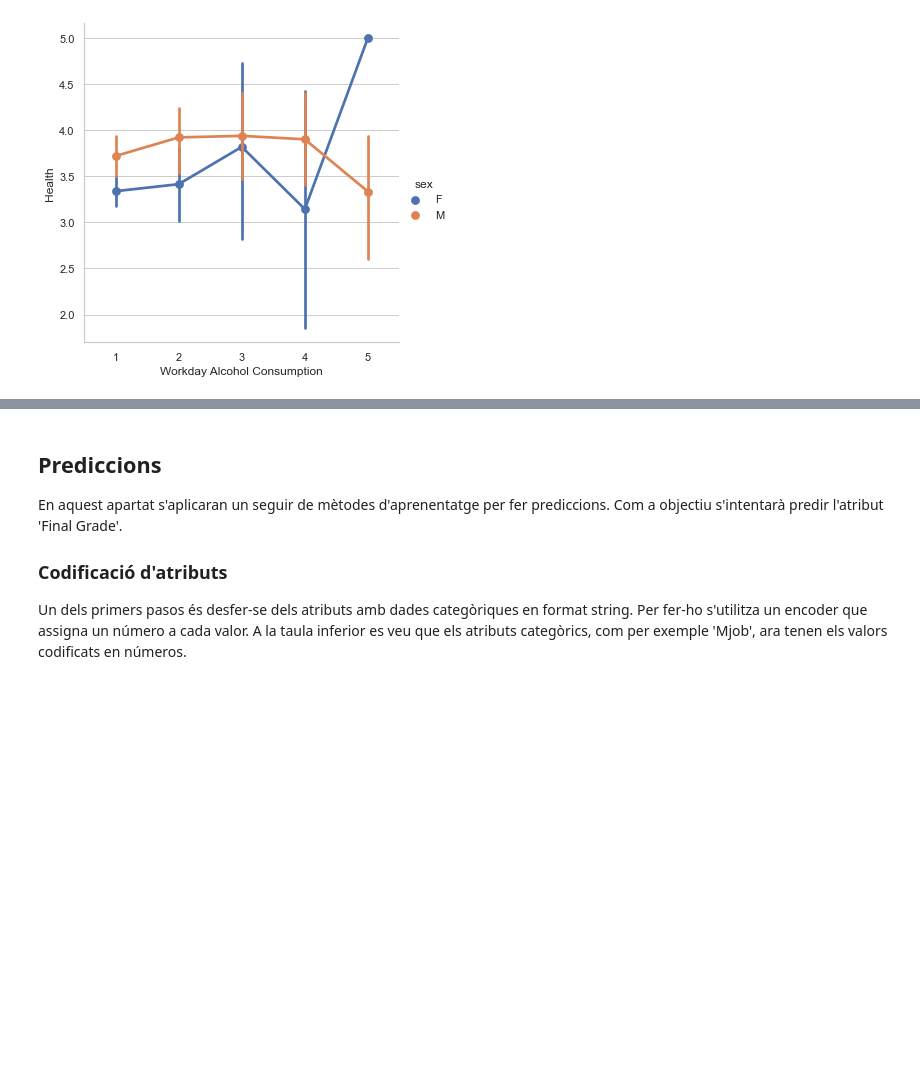
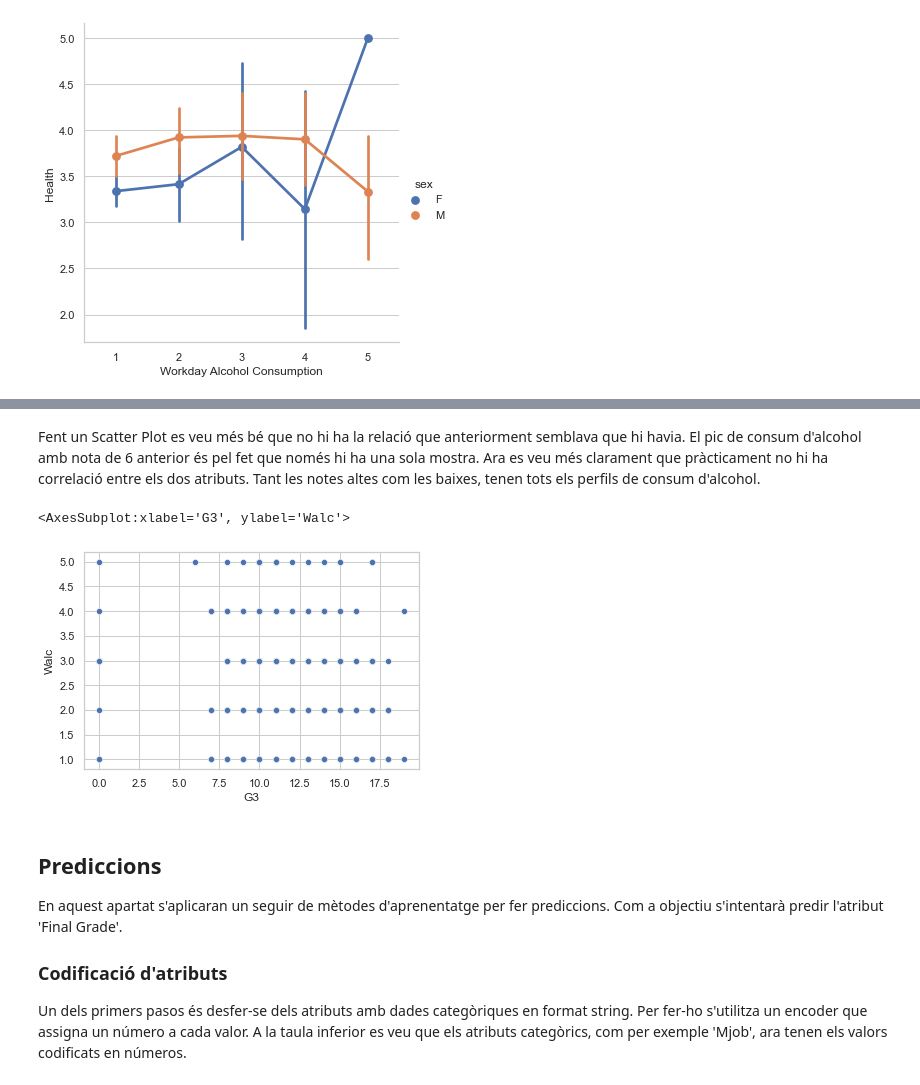
Before and after one commit to marti1999/APC-Cas-Kaggle, a Jupyter notebook: notebooks/develop/notebook.ipynb, the cells around one changed output, grey strips where cells are left out. Saved outputs shown, nothing was run; the diff lists cells and outputs as text; code cells hidden in the pictures; blank space fills up the shorter version.

```diff
--- a/notebooks/develop/notebook.ipynb
+++ b/notebooks/develop/notebook.ipynb
@@ -157,3 +157,10 @@ plot2.set(ylabel="Workday Alcohol Consumption", xlabel="Final Grade")
+# %% [markdown]
+Fent un Scatter Plot es veu més bé que no hi ha la relació que anteriorment semblava que hi havia. El pic de consum d'alcohol amb nota de 6 anterior és pel fet que només hi ha una sola mostra. Ara es veu més clarament que pràcticament no hi ha correlació entre els dos atributs. Tant les notes altes com les baixes, tenen tots els perfils de consum d'alcohol.
+# %%
+sns.scatterplot(data=db, x="G3", y="Walc")
+# %% [output]
+<AxesSubplot:xlabel='G3', ylabel='Walc'>
+[figure, added]
 # %% [markdown]
 ## Prediccions
 En aquest apartat s'aplicaran un seguir de mètodes d'aprenentatge per fer prediccions. Com a objectiu s'intentarà predir l'atribut 'Final Grade'.
```
Also changed, not shown: parts of 9 cells of this notebook, 7 other files.
